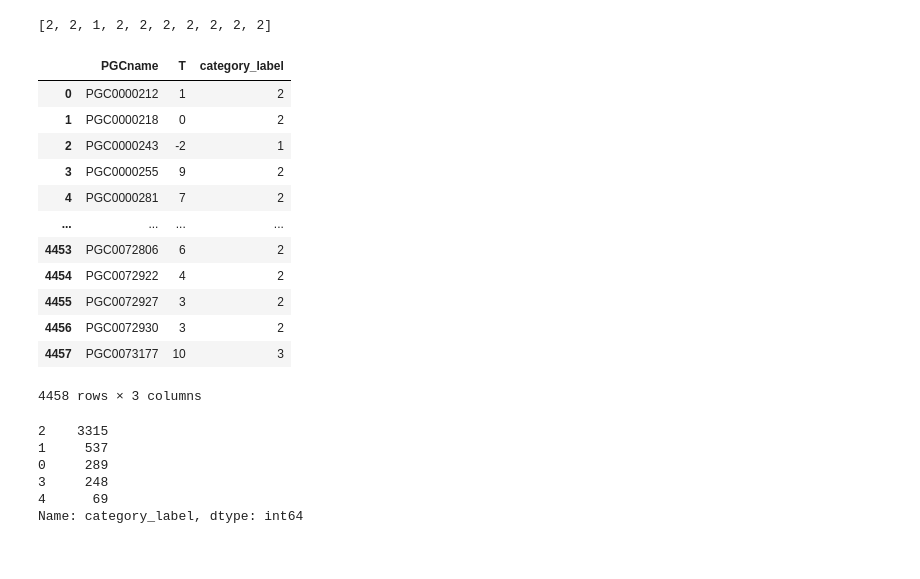
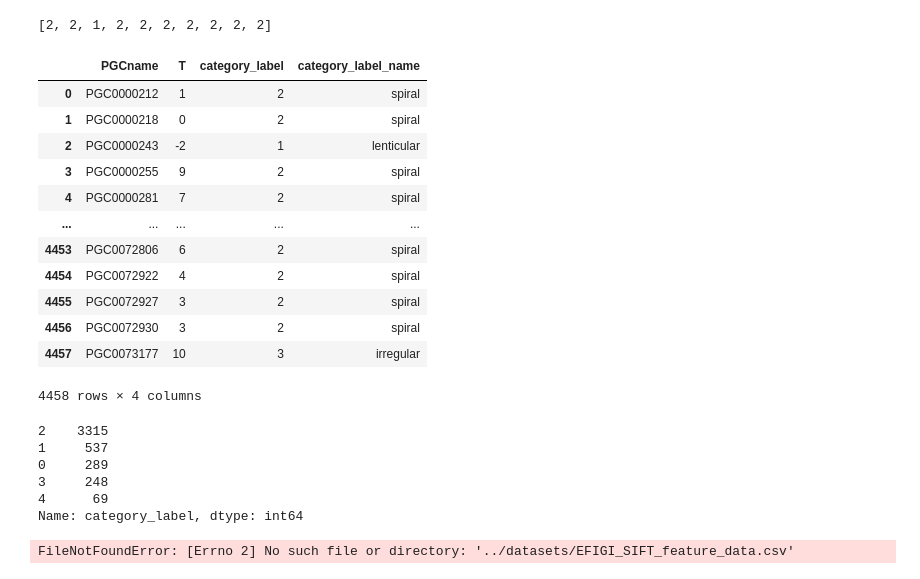
Before and after one commit to frankmaayn/galaxy_computer_vision_with_EFIGI_data, a Jupyter notebook: Notebooks/Data Label Processing.ipynb, the cells around one changed output. Drawn from its saved outputs; the diff is of its cells as text; code cells hidden in the pictures.

```diff
--- a/Notebooks/Data Label Processing.ipynb
+++ b/Notebooks/Data Label Processing.ipynb
@@ -42,8 +42,21 @@ def type_splitter(n: int):
         n = 4
     return n
 
+def type_splitter_by_name(n):
+    labels = [
+        "elliptical",
+        "lenticular",
+        "spiral",
+        "irregular",
+        "dwarf_elliptical"
+    ]
+    return labels[n]
+
 def split_types_bycategory(type_list):
     return [type_splitter(n) for n in type_list]
+
+def get_category_label_names(category_label_list):
+    return [type_splitter_by_name(n) for n in category_label_list]
 # %%
 import numpy as np
 # Append a new column to the CSV with the split data.
@@ -57,23 +70,25 @@ text_attributes["category_label"] = types_list_bycategory
 types_list_bycategory[0:10]
 # %% [output]
 [2, 2, 1, 2, 2, 2, 2, 2, 2, 2]
+# %%
+text_attributes["category_label_name"] = get_category_label_names(types_list_bycategory)
 # %%
-efigi_labels = text_attributes[["PGCname", "T", "category_label"]]
+efigi_labels = text_attributes[["PGCname", "T", "category_label", "category_label_name"]]
 efigi_labels
 # %% [output]
-|  | PGCname | T | category_label |
-| 0 | PGC0000212 | 1 | 2 |
-| 1 | PGC0000218 | 0 | 2 |
-| 2 | PGC0000243 | -2 | 1 |
-| 3 | PGC0000255 | 9 | 2 |
-| 4 | PGC0000281 | 7 | 2 |
-| ... | ... | ... | ... |
-| 4453 | PGC0072806 | 6 | 2 |
-| 4454 | PGC0072922 | 4 | 2 |
-| 4455 | PGC0072927 | 3 | 2 |
-| 4456 | PGC0072930 | 3 | 2 |
-| 4457 | PGC0073177 | 10 | 3 |
+|  | PGCname | T | category_label | category_label_name |
+| 0 | PGC0000212 | 1 | 2 | spiral |
+| 1 | PGC0000218 | 0 | 2 | spiral |
+| 2 | PGC0000243 | -2 | 1 | lenticular |
+| 3 | PGC0000255 | 9 | 2 | spiral |
+| 4 | PGC0000281 | 7 | 2 | spiral |
+| ... | ... | ... | ... | ... |
+| 4453 | PGC0072806 | 6 | 2 | spiral |
+| 4454 | PGC0072922 | 4 | 2 | spiral |
+| 4455 | PGC0072927 | 3 | 2 | spiral |
+| 4456 | PGC0072930 | 3 | 2 | spiral |
+| 4457 | PGC0073177 | 10 | 3 | irregular |
-4458 rows × 3 columns
+4458 rows × 4 columns
 # %%
 # Show value counts of processed labels
 efigi_labels["category_label"].value_counts()
@@ -92,2 +105,9 @@ feature_data["label"] = efigi_labels.category_label
+# %%
+
+feature_data = pd.read_csv("../datasets/EFIGI_SIFT_feature_data.csv")
+feature_data["label"] = efigi_labels.category_label
+feature_data["label_name"] = efigi_labels.category_label_name
+# %% [output]
+FileNotFoundError: [Errno 2] No such file or directory: '../datasets/EFIGI_SIFT_feature_data.csv'
 # %%
 feature_data.to_csv("EFIGI_SIFT_feature_data.csv", index=False)
```
Also changed, not shown: parts of 3 cells of this notebook, 7 other files.
